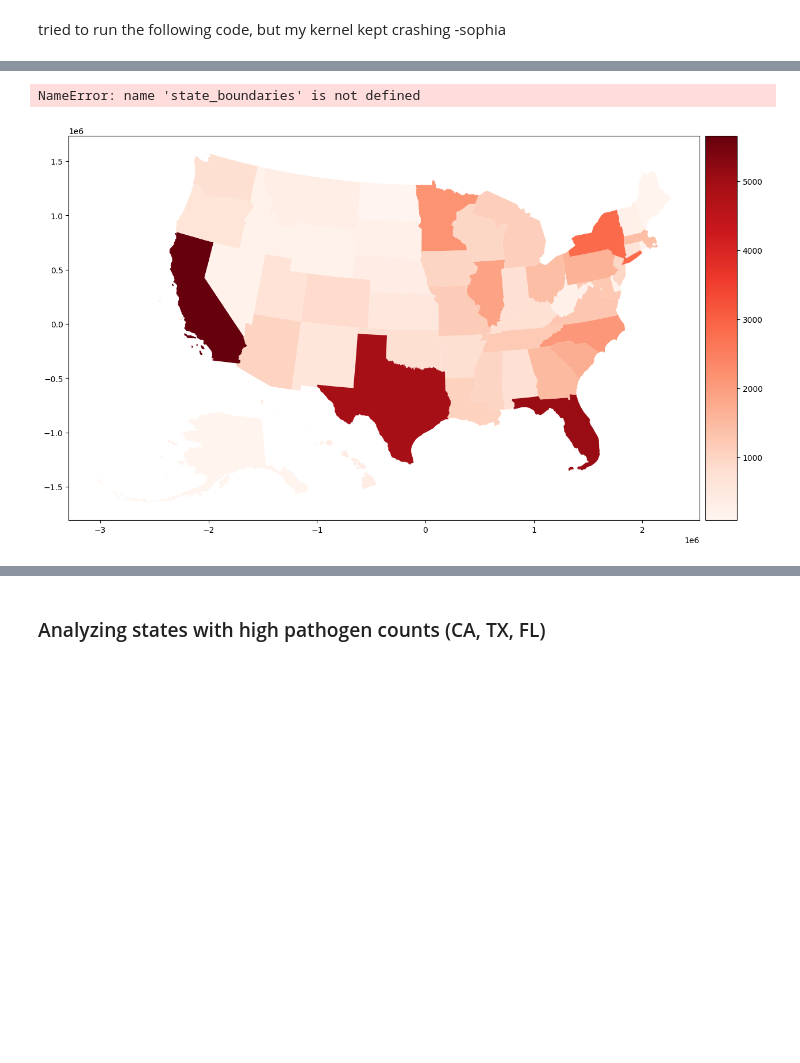
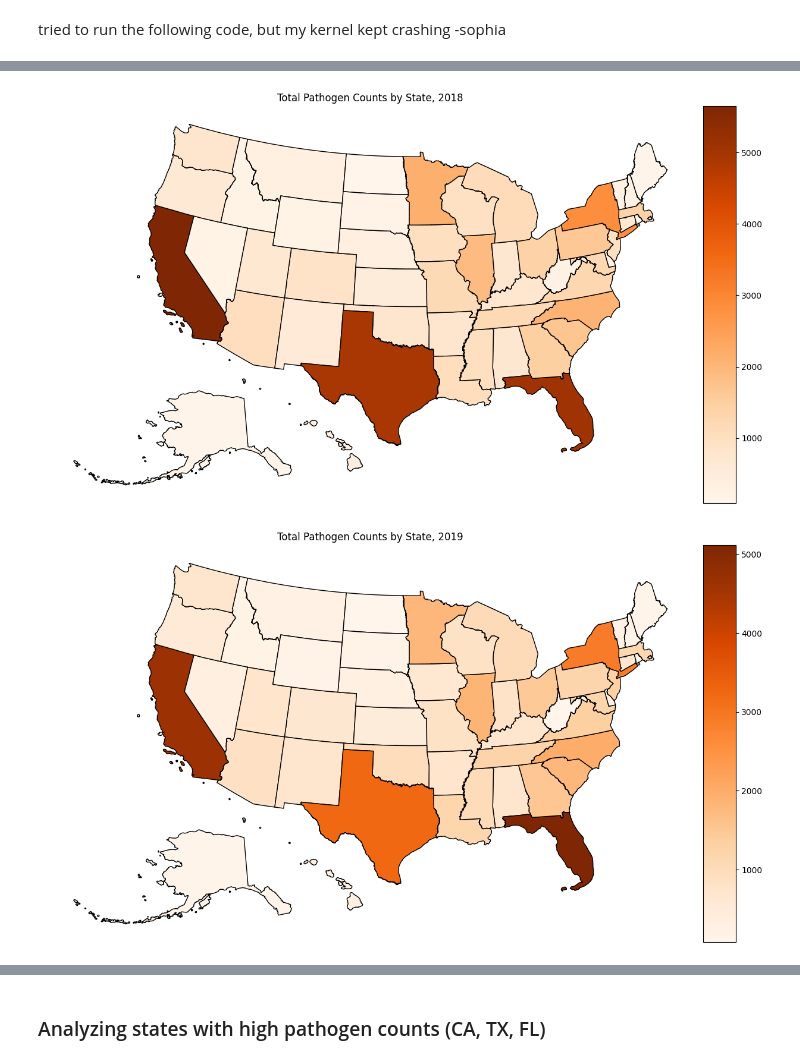
Before and after one commit to NikkiLa1/DS-5610-EDA-Final, a Jupyter notebook: EDA Code.ipynb, the cells around one changed output, grey strips where cells are left out. Saved outputs shown, nothing was run; the diff lists cells and outputs as text; code cells hidden in the pictures; blank space fills up the shorter version.

```diff
--- a/EDA Code.ipynb
+++ b/EDA Code.ipynb
@@ -310,29 +310,29 @@ merged_df.head()
 # %%
 from mpl_toolkits.axes_grid1 import make_axes_locatable
 
 merged_df['num_isolates'] = merged_df['num_isolates'].astype(int)
 # sum the isolates by year and state
 annual_state_isolates = merged_df.groupby(['year', 'state']).agg({'num_isolates': 'sum', 'geometry': 'first'}).reset_index()
 
 # convert GeoDataFrame
 annual_state_isolates = gpd.GeoDataFrame(annual_state_isolates, geometry='geometry')
 
 # maps for each year from 2018 to 2023
 years = range(2018, 2024)
 for year in years:
     fig, ax = plt.subplots(1, 1, figsize=(15, 10))
 
     year_data = annual_state_isolates[annual_state_isolates['year'] == year]
 
 
     # legend adjustments
     divider = make_axes_locatable(ax)
     cax = divider.append_axes("right", size="5%", pad=0.1)
 
-    plot = year_data.plot(column='num_isolates', ax=ax, legend=True, cax=cax, cmap = "Reds")
+    plot = year_data.plot(column='num_isolates', ax=ax, legend=True, cax=cax, cmap = "Oranges", edgecolor = 'black')
     ax.set_title(f'Total Pathogen Counts by State, {year}')
     ax.set_axis_off()
     plt.show()
 # %% [output]
-NameError: name 'state_boundaries' is not defined
-[figure, old version]
+[figure, new version]
+[figure, added]
```
Also changed, not shown: parts of 2 cells of this notebook.
